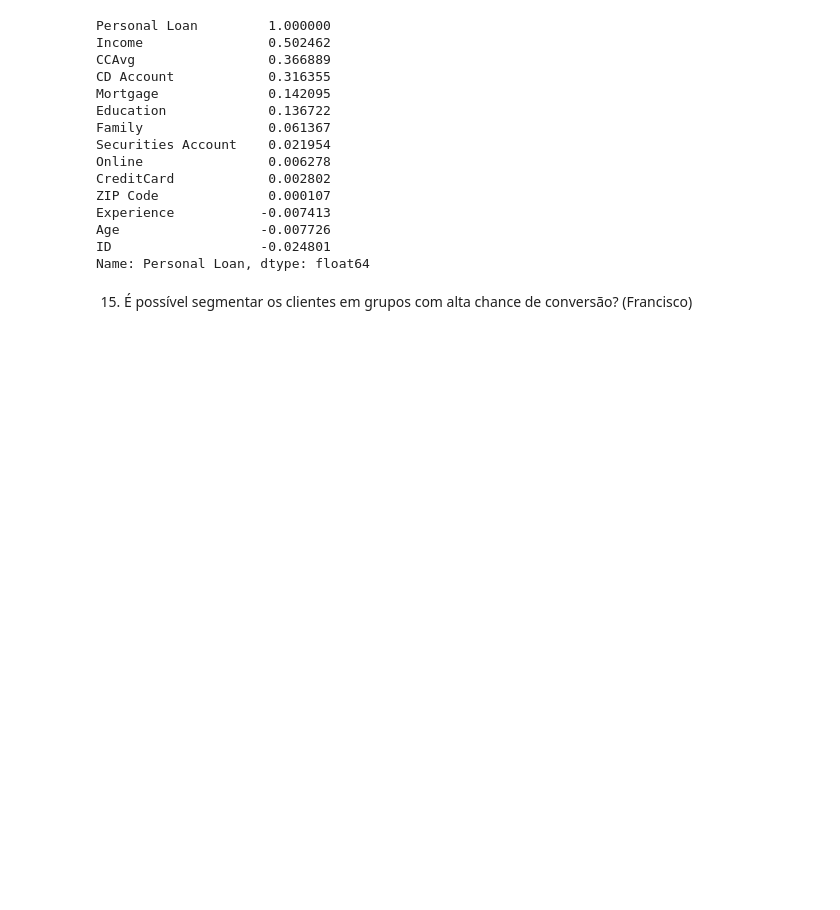
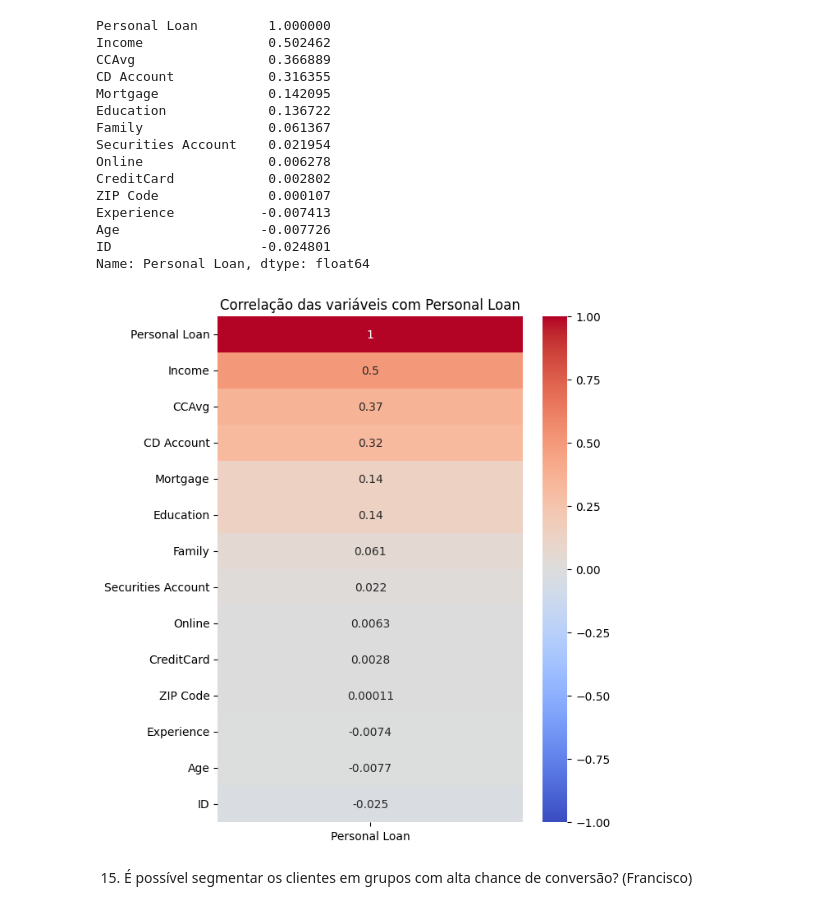
Before and after one commit to mrxcao/ADA-Estatistica1, a Jupyter notebook: main.ipynb, the cells around one changed output. Saved outputs shown, nothing was run; the diff lists cells and outputs as text; code cells hidden in the pictures; blank space fills up the shorter version.

```diff
--- a/main.ipynb
+++ b/main.ipynb
@@ -503,6 +430,20 @@ Experience           -0.007413
 Age                  -0.007726
 ID                   -0.024801
 Name: Personal Loan, dtype: float64
+# %%
+
+# Calcular correlação
+corr = df.corr(numeric_only=True)
+
+# Focar apenas na variável alvo "Personal Loan"
+plt.figure(figsize=(6, 8))
+sns.heatmap(corr[["Personal Loan"]].sort_values(by="Personal Loan", ascending=False),
+            annot=True, cmap="coolwarm", vmin=-1, vmax=1)
+
+plt.title("Correlação das variáveis com Personal Loan")
+plt.show()
+# %% [output]
+[figure, added]
 # %% [markdown]
 
 15. É possível segmentar os clientes em grupos com alta chance de conversão? (Francisco)
```
Also changed, not shown: parts of 2 cells of this notebook.
